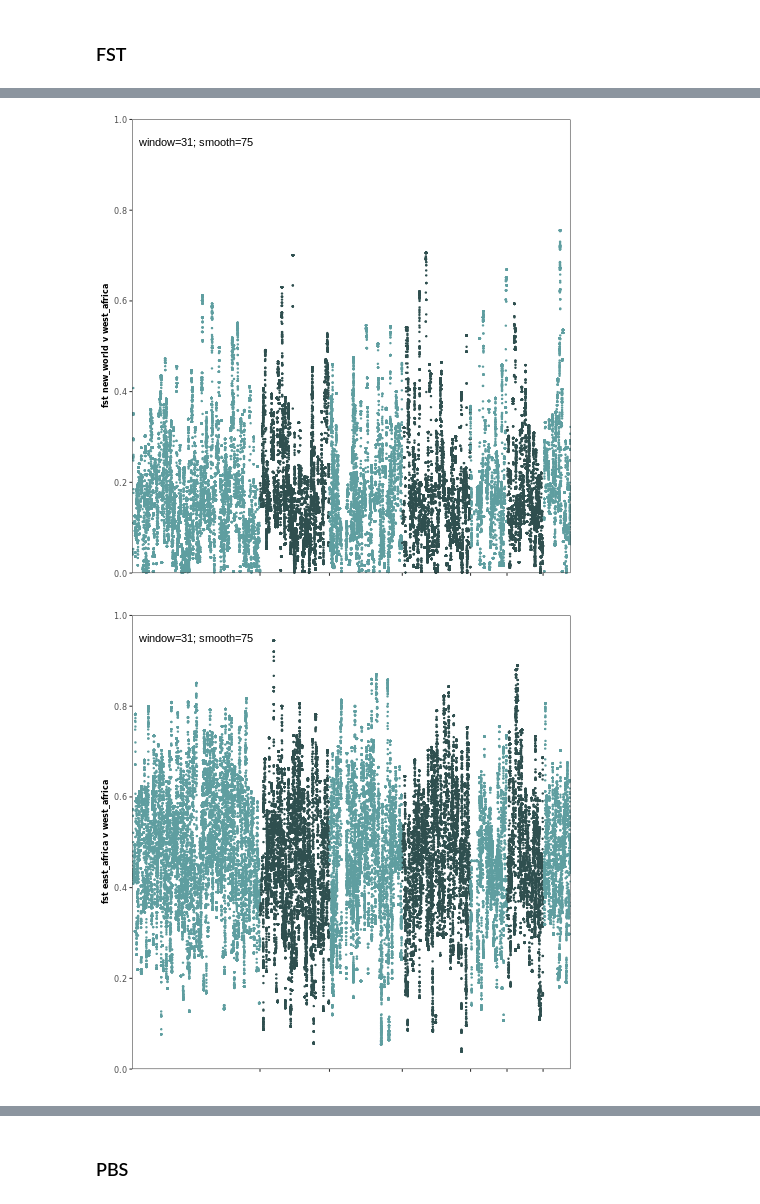
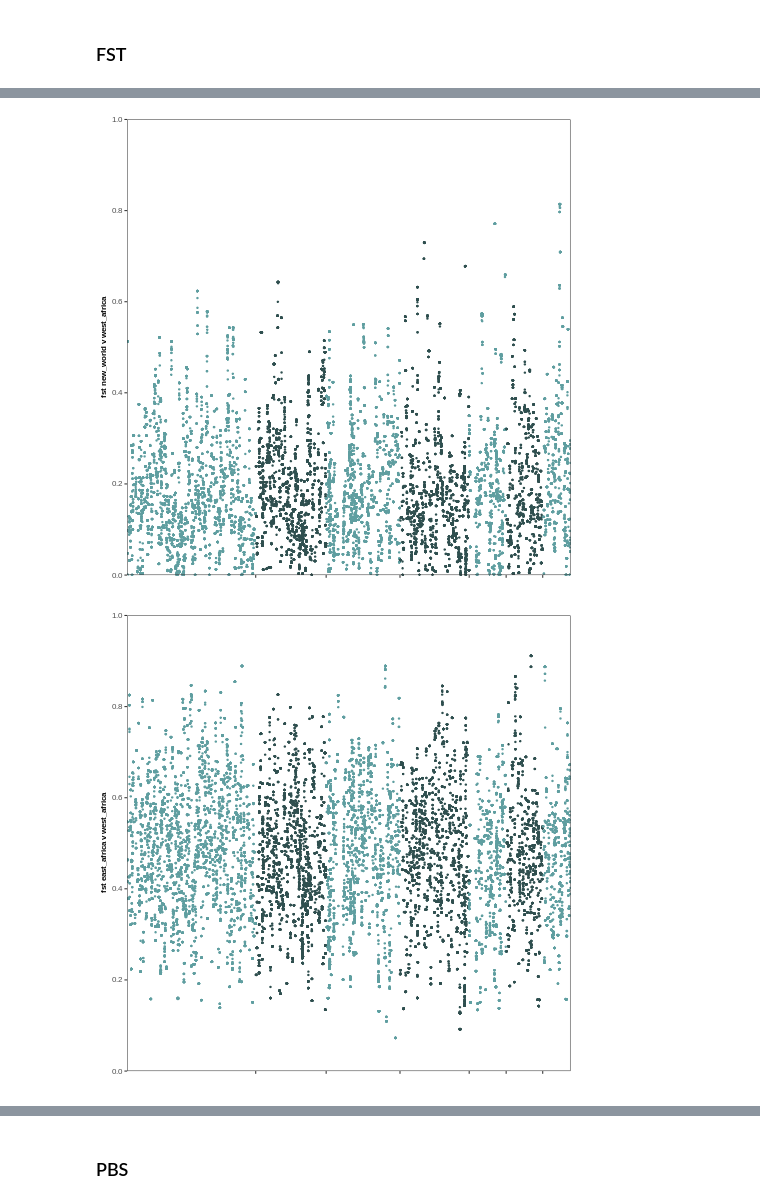
Before and after one commit to nealplatt/sch_man_nwinvasion, a Jupyter notebook: notebooks/selection.ipynb, the cells around one changed output, grey strips where cells are left out. Drawn from its saved outputs; the diff is of its cells as text; code cells hidden in the pictures.

```diff
--- a/notebooks/selection.ipynb
+++ b/notebooks/selection.ipynb
@@ -634,7 +647,7 @@ for (pop in c("east_africa", "west_africa", "new_world")) {
     cumul_pos<-get_cumul_pos(pi_table$chrom, pi_table$pos)
 
     p <- ggplot(pi_table,
-                aes(x     = cumul_pos,
+                aes(x     = !!cumul_pos,
                     y     = smoothed_pi,
                     color = chrom))
     #adjust colors
@@ -677,7 +690,7 @@ for (pop in c("east_africa", "west_africa", "new_world")) {
 
     #===================================================================================
     #print to NB
-    print(p)
+    #print(p)
 
 }
 # %% [output]
@@ -822,9 +797,9 @@ names(td_plots)<-c("east_africa", "west_africa", "new_world")
 for (pop in c("east_africa", "west_africa", "new_world")) {
 
     #make input and output file names
-    in_file  <- paste("results/tajimas_d/",  pop, "_tajimas-d_+-50kb.csv",  sep="")
+    in_file  <- paste0("results/tajimas_d/",  pop, "_tajimas-d_+-50kb.csv")
 
-    out <- paste("results/tajimas_d/",  pop, "_tajimas-d_+-50kb_smoothed", smoothed_k,  sep="")
+    out <- paste0("results/tajimas_d/",  pop, "_tajimas-d_+-50kb_smoothed", smoothed_k)
 
     out_csv      <- paste(out, ".csv", sep="")
     out_png      <- paste(out, ".png", sep="")
@@ -864,7 +839,7 @@ for (pop in c("east_africa", "west_africa", "new_world")) {
     cumul_pos<-get_cumul_pos(td_table$chrom, td_table$pos)
 
     p <- ggplot(td_table,
-                aes(x     = cumul_pos,
+                aes(x     = !!cumul_pos,
                     y     = smoothed_td,
                     color = chrom))
     #adjust colors
@@ -907,10 +882,10 @@ for (pop in c("east_africa", "west_africa", "new_world")) {
     ggsave(out_svg, plot = p)
     ggsave(out_slim_png, plot = p, dpi = 600, height = 2, width = 7)
 
-    pi_plots[[pop]]<-p
+    td_plots[[pop]]<-p
 
     #===================================================================================
-    #print to NB
-    print(p)
+    ##print to NB
+    #print(p)
 }
 # %% [output]
@@ -1674,8 +1474,10 @@ hist(x$fst, breaks=25)
 # %%
 %%R
 
-k<-31
-smoothed_k<-75
+smoothed_k<-21
+
+fst_plots<-vector("list", 3)
+names(fst_plots)<-c("new_world_v_west_africa", "east_africa_v_west_africa", "new_world_v_east_africa")
 
 #smooth the hs for each chromosome and output a single smoothed file
 comps<-list()
@@ -1688,9 +1490,9 @@ for (comp in comps){
      pop2<-comp[2]
 
     #make input and output file names
-    in_file  <- paste("results/fst_per_site/", pop1, "_vs_", pop2, "_fst.csv",  sep="")
+    in_file  <- paste("results/fst_per_window/", pop1, "_vs_", pop2, "_fst_+-50kb.csv",  sep="")
 
-    out <- paste("results/fst_per_site/", pop1, "_vs_", pop2, "_fst",  sep="")
+    out <- paste("results/fst_per_window/", pop1, "_vs_", pop2, "_fst_+-50kb_smoothed", smoothed_k,  sep="")
 
     out_csv      <- paste(out, ".csv", sep="")
     out_png      <- paste(out, ".png", sep="")
@@ -1713,7 +1515,7 @@ for (comp in comps){
         chr_fst    <- fst_table$fst[chr_start:chr_stop]
 
         #smooth
-        smoothed_chr_fst    <-runmed(chr_fst,    smoothed_k, endrule="median")
+        smoothed_chr_fst    <-runmed(chr_fst, smoothed_k, endrule="median")
 
         #add to list
         pop_smoothed_fsts    <- c(pop_smoothed_fsts, smoothed_chr_fst)
@@ -1741,17 +1543,6 @@ for (comp in comps){
     #plot data
     p <- p + geom_point(size = 0.5)
 
-#         #add horizontal line at 99.5th Zscore and 2
-#         p <- p + geom_hline(yintercept = 3,
-#                         linetype   = "dashed",
-#                         color      = "red")
-#         p <- p + geom_hline(yintercept = -2,
-#                         linetype   = "dashed",
-#                         color      = "red")
-#         p <- p + geom_hline(yintercept = quantile(abs(ihs_df$normIHS), 0.995, na.rm=TRUE),
-#                         linetype   = "dashed",
-#                         color      = "green")
-
     #modify x and y axis
     p <- p + scale_x_continuous(name   = "",
                                 breaks = cumul_starts,
@@ -1777,30 +1568,17 @@ for (comp in comps){
     p <- p + theme(panel.grid.major = element_blank(),
                    panel.grid.minor = element_blank())
 
-#     #set up plot title etc.
-#     p <- p + ggtitle(paste("fst (", pop1, " vs ", pop2," ", k, " snp window smoothed ", smoothed_k, ")", sep=""))
-#     p <- p + theme(plot.title = element_text(hjust = 0.5,
-#                                              vjust = 0.5,
-#                                              face  = 'bold',
-#                                              size  = 10))
-
     #modify legend
     p <- p + theme(legend.position = "none")
 
-    #add smoothin and window info
-    p <- p + annotate("text",
-                      x     = 5e6,
-                      y     = 0.95,
-                      label = paste("window=", k, "; smooth=", smoothed_k, sep=""),
-                      color = "black",
-                      hjust = 0)
+    #save the figure
+    fst_plots[[paste(pop1, "v", pop2, sep="_")]]<-p
 
-
-    #save the figure
     ggsave(out_png, plot = p, dpi = 600)
     ggsave(out_svg, plot = p)
     ggsave(out_slim_png, plot = p, dpi = 600, height = 2, width = 7)
 
+    #==================================================================================
     #print to NB
     print(p)
 }
@@ -1819,2 +1597,2 @@ WARNING:rpy2.rinterface_lib.callbacks:R[write to console]: Saving 6.67 x 6.67 in
-[figure, old version]
+[figure, new version]
-[figure, old version]
+[figure, new version]
```
Also changed, not shown: parts of 50 cells of this notebook.
